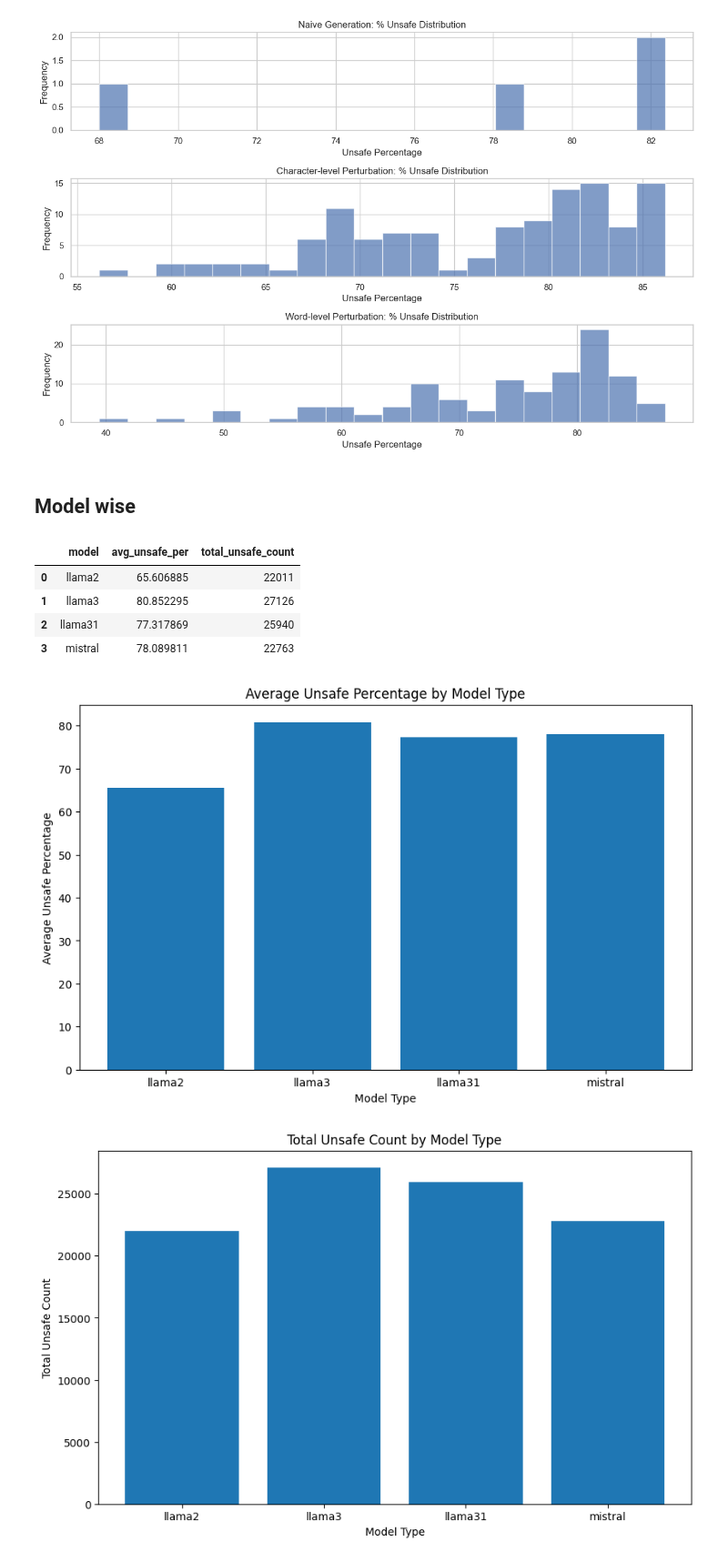
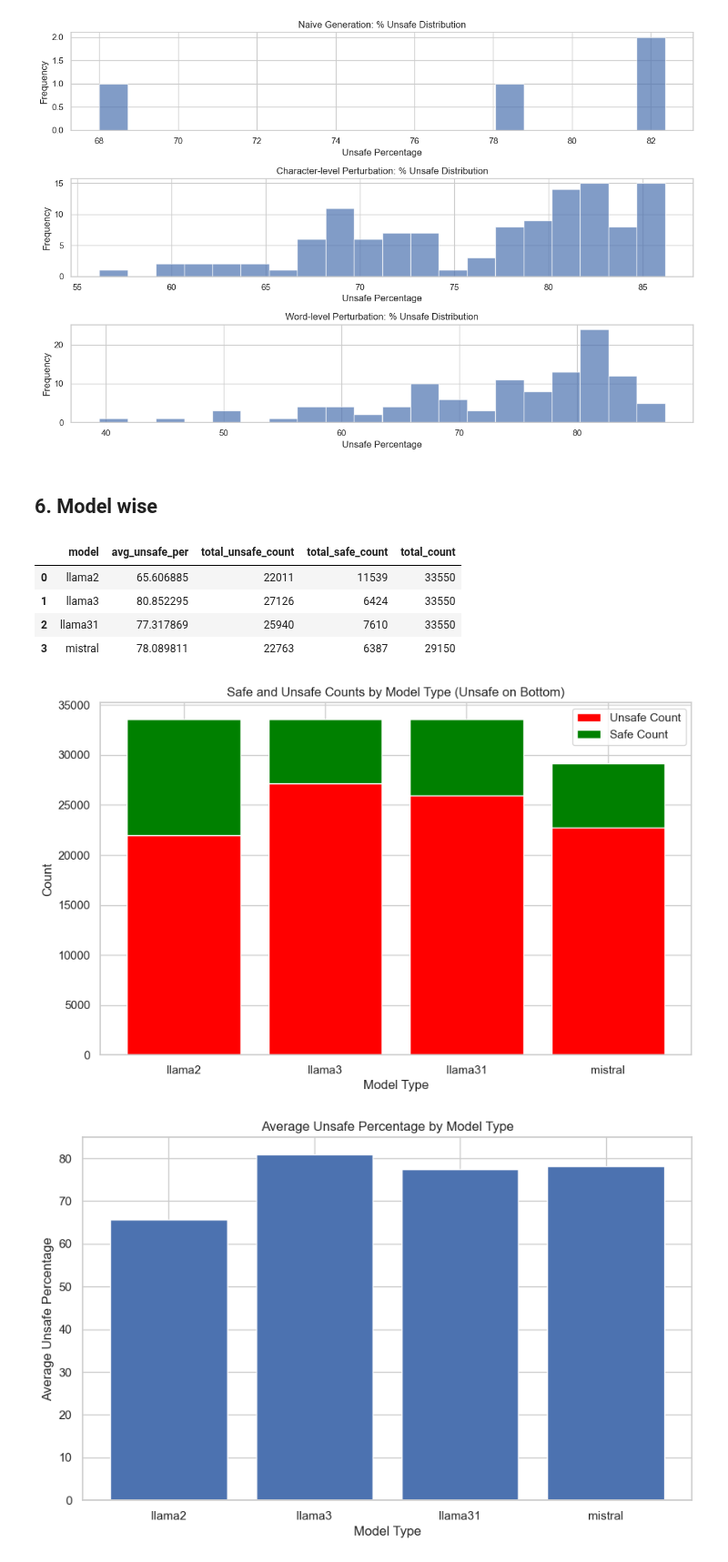
Before and after one commit to Ztrimus/llm-sensitivity, a Jupyter notebook: src/notebooks/llama-guard-response-analysis.ipynb, the cells around one changed output. Shown at 91% size. Drawn from its saved outputs; the diff is of its cells as text; code cells hidden in the pictures.

Commit message:
ENH #21: Add code for new columns and do analysis based on model  types

```diff
--- a/src/notebooks/llama-guard-response-analysis.ipynb
+++ b/src/notebooks/llama-guard-response-analysis.ipynb
@@ -14,0 +24,16 @@ dataset_list_path = os.path.join(data_dir, "safety/catHarmQA")
+# %%
+# Initialize the DataFrame
+analysis_df = pd.DataFrame(
+    columns=[
+        "experiment",
+        "safe_per",
+        "unsafe_per",
+        "safe_count",
+        "unsafe_count",
+        "model",
+        "perturbation_level",
+        "perturbation_type",
+        "perturbation_count",
+    ]
+)
+analysis_df = analysis_df.astype({"experiment": "string", "safe_per": "float64", "unsafe_per": "float64", "safe_count": "int64", "unsafe_count": "int64", "model": "string", "perturbation_level": "string", "perturbation_type": "string", "perturbation_count": "int64"})
@@ -15,8 +68,4 @@ dataset_list_path = os.path.join(data_dir, "safety/catHarmQA")
 # %%
-# Initialize the DataFrame
-analysis_df = pd.DataFrame(columns=["experiment", "safe_per", "unsafe_per", "safe_count", "unsafe_count", "model"])
-analysis_df = analysis_df.astype({"experiment": "string", "safe_per": "float64", "unsafe_per": "float64", "safe_count": "int64", "unsafe_count": "int64", "model": "string"})
-
 # Iterate over each dataset file in the specified path
 for dataset in os.listdir(dataset_list_path):
     df = pd.read_csv(os.path.join(dataset_list_path, dataset))
@@ -44,6 +93,11 @@ for dataset in os.listdir(dataset_list_path):
     model_match = re.search(r"(llama\d+|mistral)", cleaned_column_name)
     model_name = model_match.group(0) if model_match else None
 
+    # Apply the functions to create the new columns
+    perturbation_level = categorize_perturbation(cleaned_column_name)
+    perturbation_type = extract_perturbation_type(cleaned_column_name)
+    perturbation_count = extract_perturbation_count(cleaned_column_name)
+
     # Add results to the analysis DataFrame
     new_row = pd.DataFrame(
         {
@@ -53,6 +107,9 @@ for dataset in os.listdir(dataset_list_path):
             "safe_count": [safe_count],
             "unsafe_count": [unsafe_count],
             "model": [model_name],
+            "perturbation_level": [perturbation_level],
+            "perturbation_type": [perturbation_type],
+            "perturbation_count": [perturbation_count],
         }
     )
 
@@ -336,7 +395,7 @@ plt.show()
 # %% [output]
 [figure]
 # %% [markdown]
-## Model wise
+## 6. Model wise
 # %%
 # Group data by 'model' and calculate average unsafe percentage and total unsafe count
 unsafe_by_model = (
@@ -344,32 +403,48 @@ unsafe_by_model = (
     .agg(
         avg_unsafe_per=("unsafe_per", "mean"),
         total_unsafe_count=("unsafe_count", "sum"),
+        total_safe_count=("safe_count", "sum"),
     )
     .reset_index()
 )
+unsafe_by_model['total_count'] = unsafe_by_model['total_unsafe_count'] + unsafe_by_model['total_safe_count']
 unsafe_by_model
 # %% [output]
-|  | model | avg_unsafe_per | total_unsafe_count |
-| 0 | llama2 | 65.606885 | 22011 |
-| 1 | llama3 | 80.852295 | 27126 |
-| 2 | llama31 | 77.317869 | 25940 |
-| 3 | mistral | 78.089811 | 22763 |
+|  | model | avg_unsafe_per | total_unsafe_count | total_safe_count | total_count |
+| 0 | llama2 | 65.606885 | 22011 | 11539 | 33550 |
+| 1 | llama3 | 80.852295 | 27126 | 6424 | 33550 |
+| 2 | llama31 | 77.317869 | 25940 | 7610 | 33550 |
+| 3 | mistral | 78.089811 | 22763 | 6387 | 29150 |
+# %%
+# Plot stacked bar chart with unsafe count at the bottom and safe count on top by model type
+plt.figure(figsize=(10, 6))
+plt.bar(
+    unsafe_by_model["model"],
+    unsafe_by_model["total_unsafe_count"],
+    label="Unsafe Count",
+    color="red",
+)
+plt.bar(
+    unsafe_by_model["model"],
+    unsafe_by_model["total_safe_count"],
+    bottom=unsafe_by_model["total_unsafe_count"],
+    label="Safe Count",
+    color='green',
+)
+plt.xlabel("Model Type")
+plt.ylabel("Count")
+plt.title("Safe and Unsafe Counts by Model Type (Unsafe on Bottom)")
+plt.legend()
+plt.show()
+# %% [output]
+[figure, added]
 # %%
 # Visualize the average unsafe percentage by model type
 plt.figure(figsize=(10, 6))
 plt.bar(unsafe_by_model["model"], unsafe_by_model["avg_unsafe_per"])
 plt.xlabel("Model Type")
 plt.ylabel("Average Unsafe Percentage")
 plt.title("Average Unsafe Percentage by Model Type")
 plt.show()
-
-# Visualize the total unsafe count by model type
-plt.figure(figsize=(10, 6))
-plt.bar(unsafe_by_model["model"], unsafe_by_model["total_unsafe_count"])
-plt.xlabel("Model Type")
-plt.ylabel("Total Unsafe Count")
-plt.title("Total Unsafe Count by Model Type")
-plt.show()
 # %% [output]
-[figure, old version]
+[figure, new version]
-[figure, removed]
```
Also changed, not shown: parts of 26 cells of this notebook, 1 other file.
